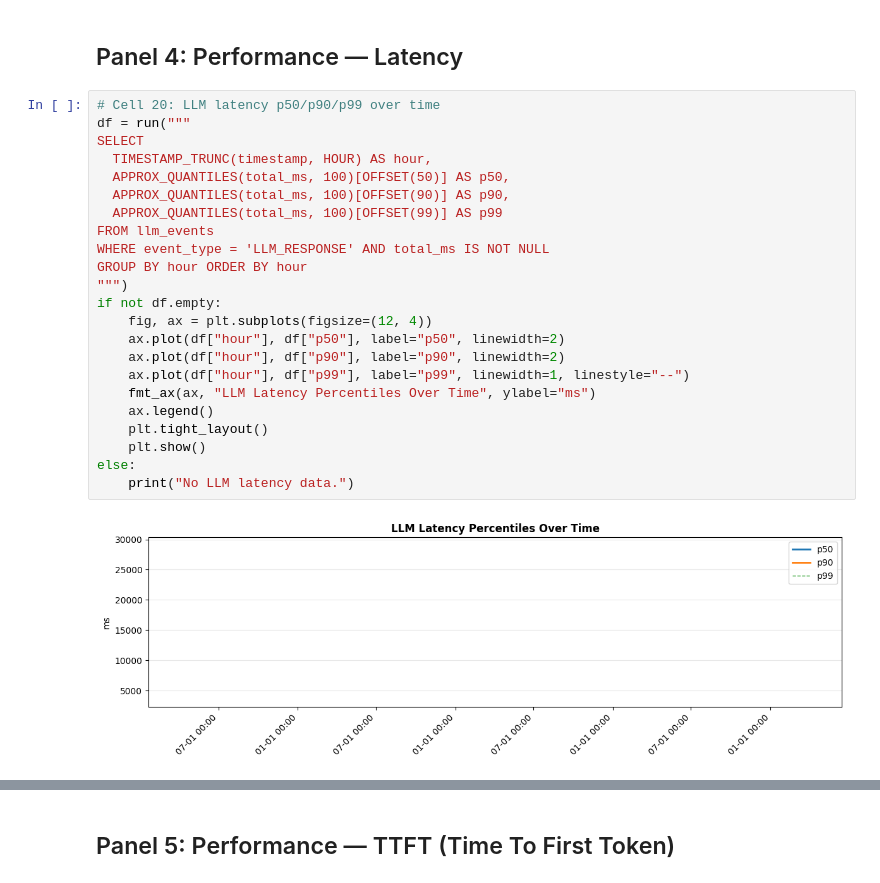
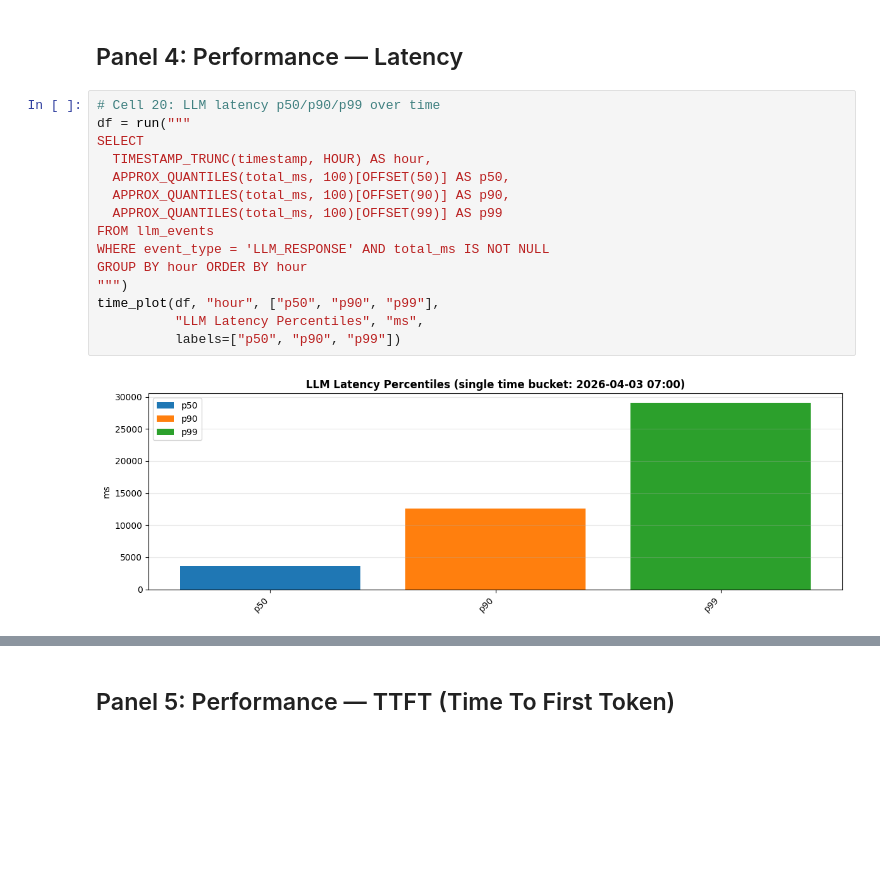
Before and after one commit to caohy1988/BigQuery-Agent-Analytics-SDK, a Jupyter notebook: examples/dashboard_v2.ipynb, the cells around one changed output, grey strips where cells are left out. Drawn from its saved outputs; the diff is of its cells as text; blank space fills up the shorter version.

```diff
--- a/examples/dashboard_v2.ipynb
+++ b/examples/dashboard_v2.ipynb
@@ -632,28 +666,20 @@ No LLM errors.
 # %%
 # Cell 20: LLM latency p50/p90/p99 over time
 df = run("""
 SELECT
   TIMESTAMP_TRUNC(timestamp, HOUR) AS hour,
   APPROX_QUANTILES(total_ms, 100)[OFFSET(50)] AS p50,
   APPROX_QUANTILES(total_ms, 100)[OFFSET(90)] AS p90,
   APPROX_QUANTILES(total_ms, 100)[OFFSET(99)] AS p99
 FROM llm_events
 WHERE event_type = 'LLM_RESPONSE' AND total_ms IS NOT NULL
 GROUP BY hour ORDER BY hour
 """)
-if not df.empty:
-    fig, ax = plt.subplots(figsize=(12, 4))
-    ax.plot(df["hour"], df["p50"], label="p50", linewidth=2)
-    ax.plot(df["hour"], df["p90"], label="p90", linewidth=2)
-    ax.plot(df["hour"], df["p99"], label="p99", linewidth=1, linestyle="--")
-    fmt_ax(ax, "LLM Latency Percentiles Over Time", ylabel="ms")
-    ax.legend()
-    plt.tight_layout()
-    plt.show()
-else:
-    print("No LLM latency data.")
+time_plot(df, "hour", ["p50", "p90", "p99"],
+          "LLM Latency Percentiles", "ms",
+          labels=["p50", "p90", "p99"])
 # %% [output]
-[figure, old version]
+[figure, new version]
 # %%
 # Cell 21: Tool latency p50/p90 over time
 df = run("""
```
Also changed, not shown: parts of 14 cells of this notebook.
